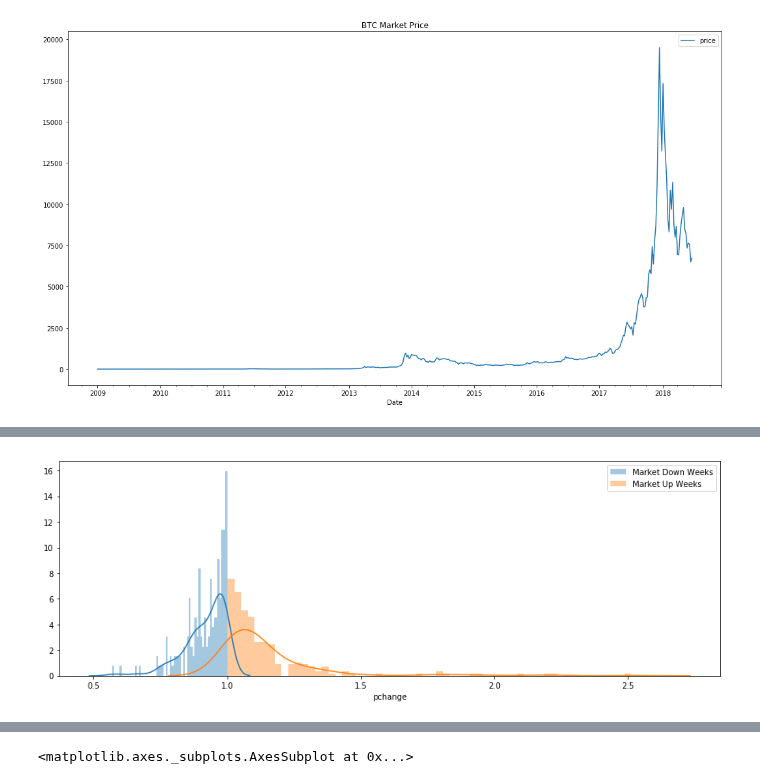
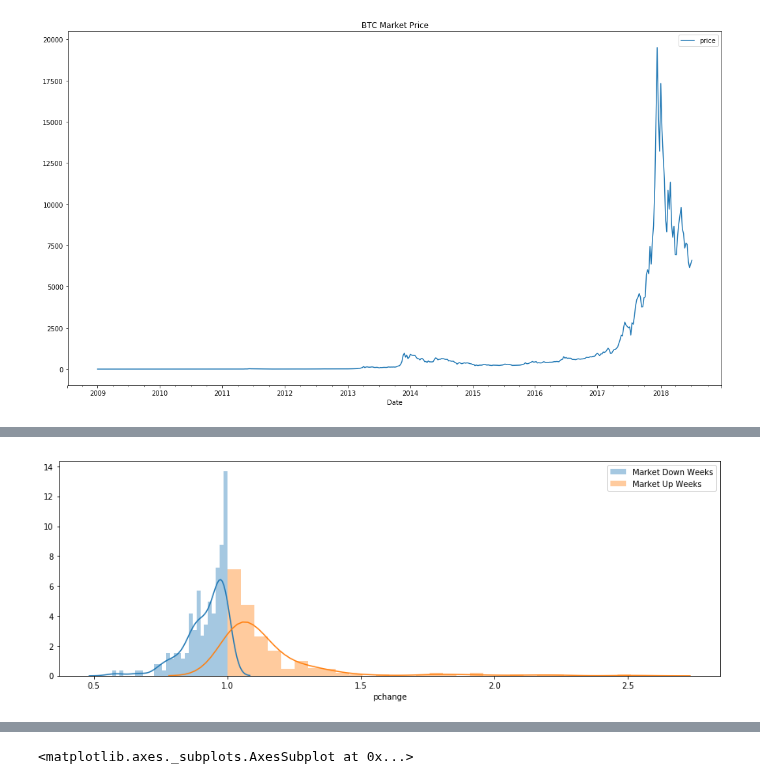
Before and after one commit to lopezdp/MachineLearningResearch, a Jupyter notebook: QuantFinance/PricingResearch.ipynb, the cells around one changed output, grey strips where cells are left out. Drawn from its saved outputs; the diff is of its cells as text; code cells hidden in the pictures.

```diff
--- a/QuantFinance/PricingResearch.ipynb
+++ b/QuantFinance/PricingResearch.ipynb
@@ -203,15 +226,15 @@ hprice.to_csv('hPrice.csv')
 # %%
 # Distribution Plots
 plt.figure(figsize = (15,5))
 
-sb.distplot(hprice['pchange'][hprice['return'] <= 0], bins=60, label = 'Market Down Weeks')
+sb.distplot(hprice['pchange'][hprice['return'] <= 0], bins=30, label = 'Market Down Weeks')
 
-sb.distplot(hprice['pchange'][hprice['return'] >= 0], bins=60, label = 'Market Up Weeks')
+sb.distplot(hprice['pchange'][hprice['return'] >= 0], bins=30, label = 'Market Up Weeks')
 
 plt.legend()
 plt.show()
 # %% [output]
-[figure, old version]
+[figure, new version]
 # %%
 # Bitcoin Difficulty
 # Difficulty is a measure of how difficult it is to find a hash below a given target.
```
Also changed, not shown: parts of 15 cells of this notebook, 1 other file.
